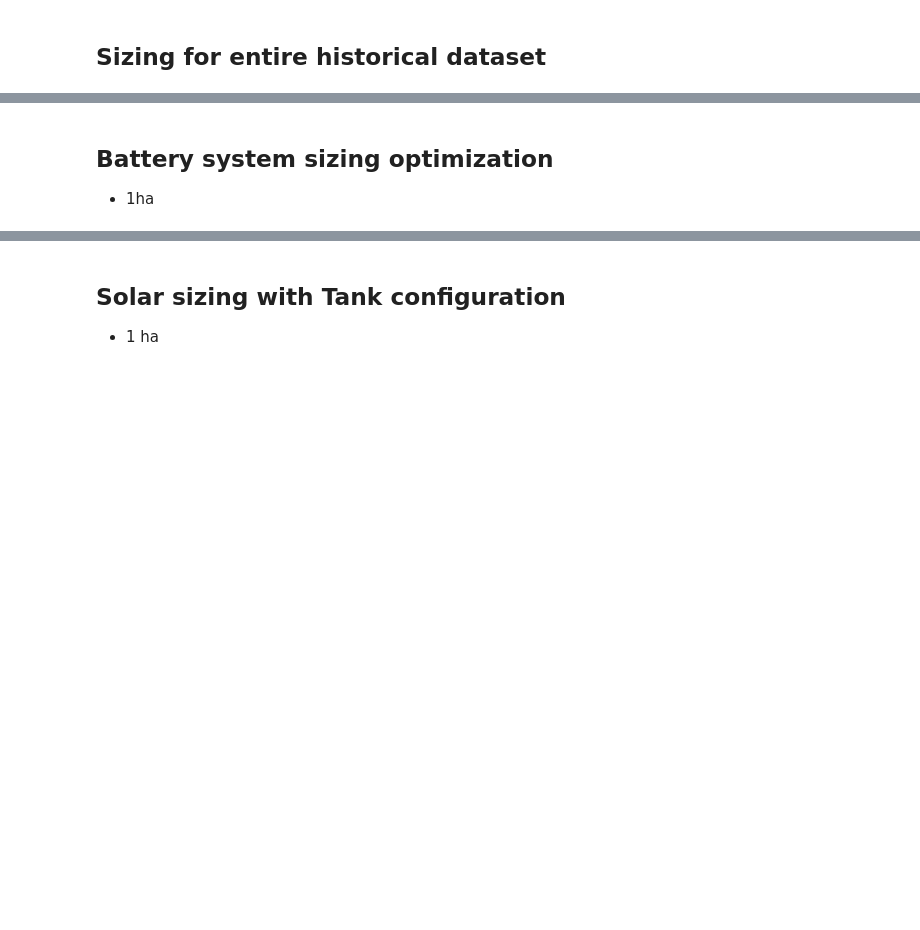
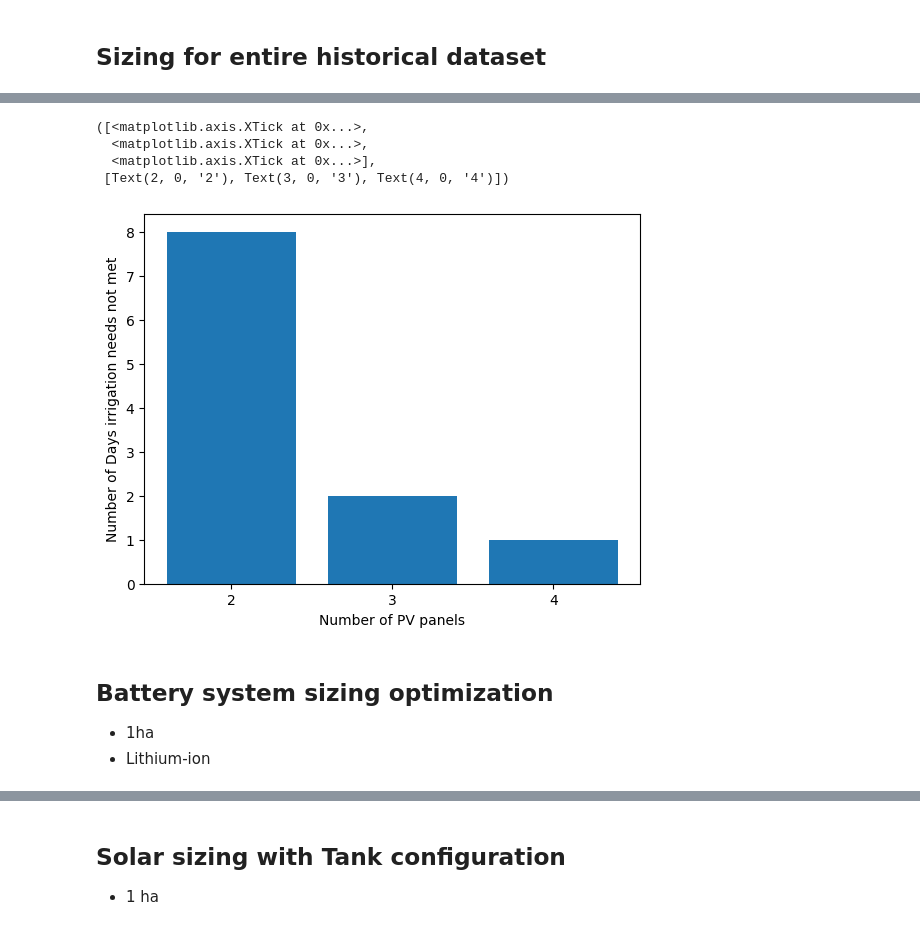
Before and after one commit to mascholten123/Code, a Jupyter notebook: SolarCode/SolarSizing.ipynb, the cells around one changed output, grey strips where cells are left out. Drawn from its saved outputs; the diff is of its cells as text; code cells hidden in the pictures; blank space fills up the shorter version.

```diff
--- a/SolarCode/SolarSizing.ipynb
+++ b/SolarCode/SolarSizing.ipynb
@@ -318,6 +292,21 @@ while flag == 0:
 5 panel(s) is sufficient with variable speed operation
+# %%
+PV_panels = [2, 3, 4]
+days = [8,2,1]
+
+plt.bar(PV_panels, days)
+plt.xlabel('Number of PV panels')
+plt.ylabel('Number of Days irrigation needs not met')
+plt.xticks([2,3,4])
+# %% [output]
+([<matplotlib.axis.XTick at 0x...>,
+  <matplotlib.axis.XTick at 0x...>,
+  <matplotlib.axis.XTick at 0x...>],
+ [Text(2, 0, '2'), Text(3, 0, '3'), Text(4, 0, '4')])
+[figure, added]
 # %% [markdown]
 ## Battery system sizing optimization
 
 + 1ha
++ Lithium-ion
 # %%
```
Also changed, not shown: parts of 7 cells of this notebook, 4 other files.
